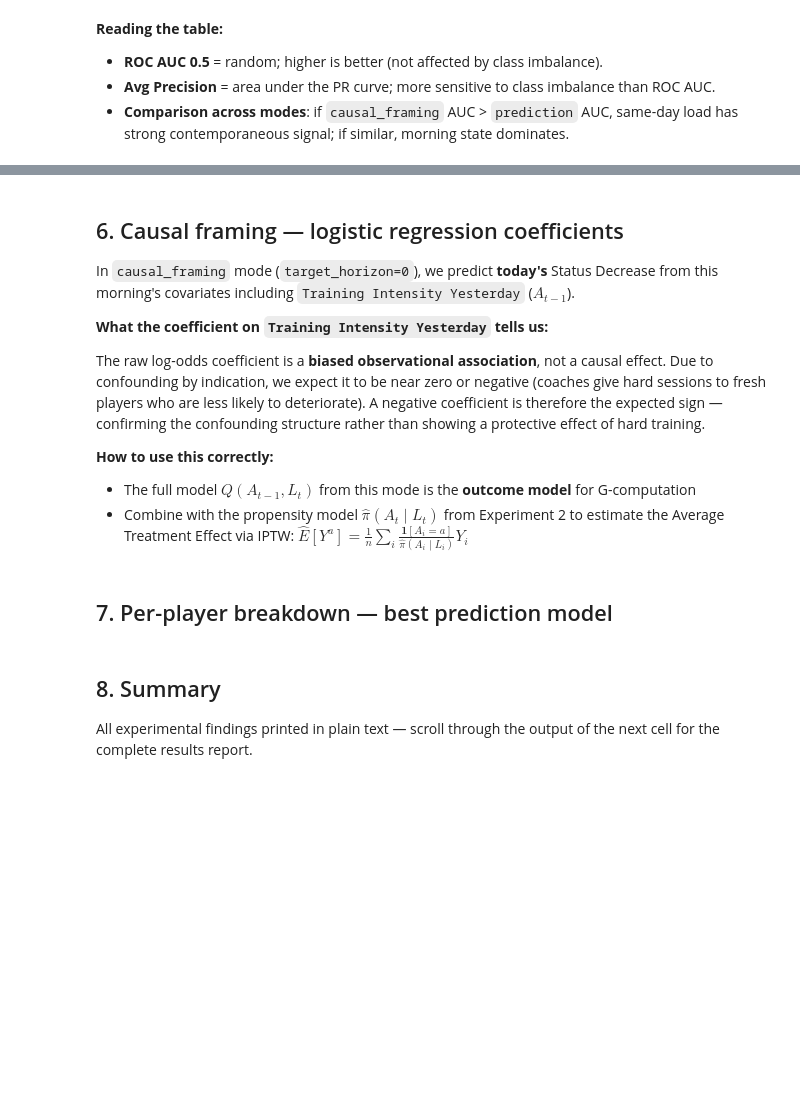
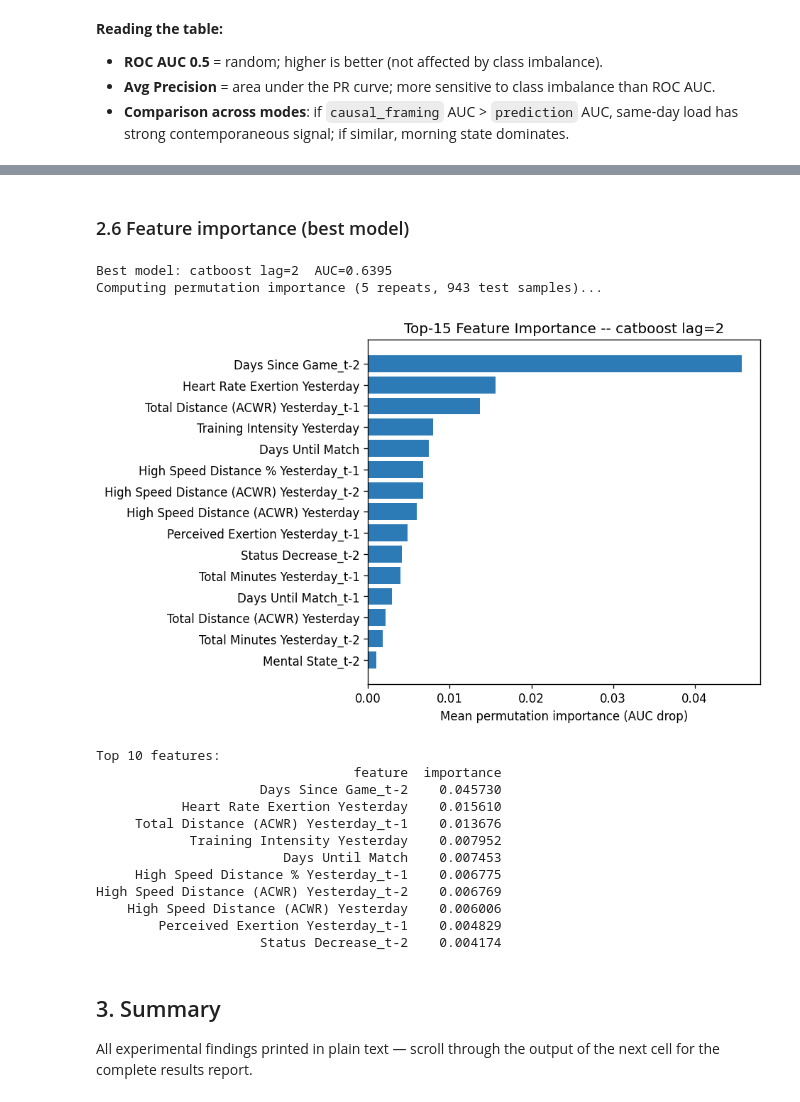
Before and after one commit to andreasgoethals/Readiness-To-Train, a Jupyter notebook: notebooks/2.3. Experiment3.ipynb, the cells around one changed output, grey strips where cells are left out. Saved outputs shown, nothing was run; the diff lists cells and outputs as text; code cells hidden in the pictures; blank space fills up the shorter version.

```diff
--- a/notebooks/2.3. Experiment3.ipynb
+++ b/notebooks/2.3. Experiment3.ipynb
@@ -264,12 +372,0 @@ plt.show()
-# %% [markdown]
-## 6. Causal framing — logistic regression coefficients
-
-In `causal_framing` mode (`target_horizon=0`), we predict **today's** Status Decrease from this morning's covariates including `Training Intensity Yesterday` ($A_{t-1}$).
-
-**What the coefficient on `Training Intensity Yesterday` tells us:**
-
-The raw log-odds coefficient is a **biased observational association**, not a causal effect.  Due to confounding by indication, we expect it to be near zero or negative (coaches give hard sessions to fresh players who are less likely to deteriorate).  A negative coefficient is therefore the expected sign — confirming the confounding structure rather than showing a protective effect of hard training.
-
-**How to use this correctly:**
-- The full model $Q(A_{t-1}, L_t)$ from this mode is the **outcome model** for G-computation
-- Combine with the propensity model $\hat{\pi}(A_t \mid L_t)$ from Experiment 2 to estimate the Average Treatment Effect via IPTW: $\hat{E}[Y^a] = \frac{1}{n}\sum_i \frac{\mathbf{1}[A_i = a]}{\hat{\pi}(A_i \mid L_i)} Y_i$
@@ -328,2 +372,0 @@ else:
-# %% [markdown]
-## 7. Per-player breakdown — best prediction model
@@ -366,5 +373,69 @@ else:
+# %% [markdown]
+### 2.6 Feature importance (best model)
+# %%
+# Feature importance for the best model using sklearn permutation importance
+from sklearn.inspection import permutation_importance as sklearn_perm_imp
+
+print(f'Best model: {bm} lag={bl}  AUC={all_results["prediction"][bm][bl]["metrics"]["roc_auc"]:.4f}')
+
+best_res = all_results['prediction'][bm][bl]
+trained = best_res.get('trained_model')
+X_test_fi = best_res.get('X_test')
+y_test_fi = best_res.get('y_test_true')
+fnames_fi = best_res.get('feature_names', [])
+
+# If trained_model/X_test not in results (old script), refit the best model
+if trained is None or X_test_fi is None:
+    print('trained_model or X_test not cached in results -- refitting best model...')
+    refit_res = run_experiment(
+        covariates=COVARIATES, lag=bl, model_type=bm, mode='prediction',
+        test_size=TEST_SIZE, val_size=VAL_SIZE, verbose=False,
+        **GPU_OVERRIDES.get(bm, {}),
+    )
+    trained = refit_res.get('trained_model')
+    X_test_fi = refit_res.get('X_test')
+    y_test_fi = refit_res.get('y_test_true')
+    fnames_fi = refit_res.get('feature_names', [])
+
+if trained is not None and X_test_fi is not None and y_test_fi is not None:
+    print(f'Computing permutation importance (5 repeats, {X_test_fi.shape[0]} test samples)...')
+    perm = sklearn_perm_imp(trained, X_test_fi, y_test_fi,
+                            n_repeats=5, random_state=42, scoring='roc_auc')
+    fn = fnames_fi if len(fnames_fi) == X_test_fi.shape[1] else [f'f_{i}' for i in range(X_test_fi.shape[1])]
+    imp_df = pd.DataFrame({
+        'feature': fn,
+        'importance': perm.importances_mean,
+    }).sort_values('importance', ascending=False).head(15)
+
+    fig, ax = plt.subplots(figsize=(8, 5))
+    ax.barh(imp_df['feature'][::-1], imp_df['importance'][::-1], color='#2c7bb6')
+    ax.set_xlabel('Mean permutation importance (AUC drop)')
+    ax.set_title(f'Top-15 Feature Importance -- {bm} lag={bl}')
+    plt.tight_layout()
+    plt.show()
+
+    print('Top 10 features:')
+    print(imp_df.head(10).to_string(index=False))
+else:
+    print('ERROR: Could not obtain trained model even after refitting.')
+# %% [output]
+Best model: catboost lag=2  AUC=0.6395
+Computing permutation importance (5 repeats, 943 test samples)...
+[figure, added]
+Top 10 features:
+                                 feature  importance
+                     Days Since Game_t-2    0.045730
+           Heart Rate Exertion Yesterday    0.015610
+     Total Distance (ACWR) Yesterday_t-1    0.013676
+            Training Intensity Yesterday    0.007952
+                        Days Until Match    0.007453
+     High Speed Distance % Yesterday_t-1    0.006775
+High Speed Distance (ACWR) Yesterday_t-2    0.006769
+    High Speed Distance (ACWR) Yesterday    0.006006
+        Perceived Exertion Yesterday_t-1    0.004829
+                     Status Decrease_t-2    0.004174
 # %% [markdown]
-## 8. Summary
+## 3. Summary
 
 All experimental findings printed in plain text — scroll through the output of the next cell for the complete results report.
 # %%
```
Also changed, not shown: parts of 19 cells of this notebook, 17 other files.
